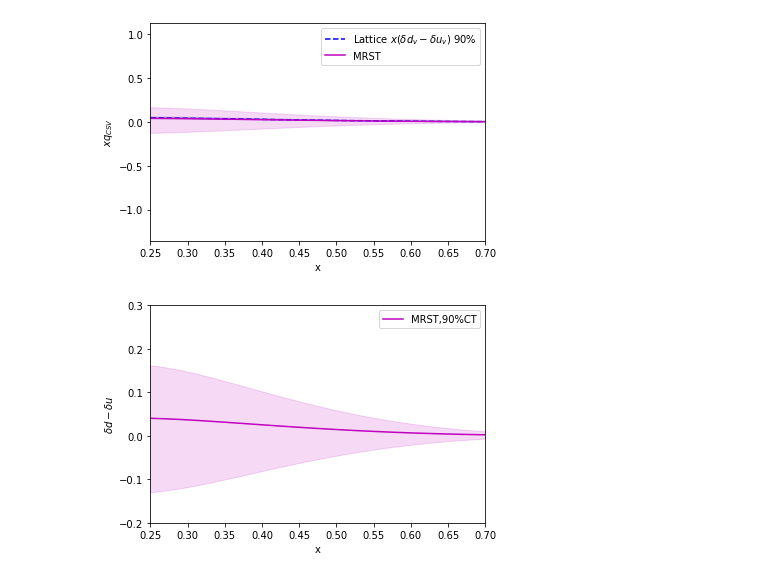
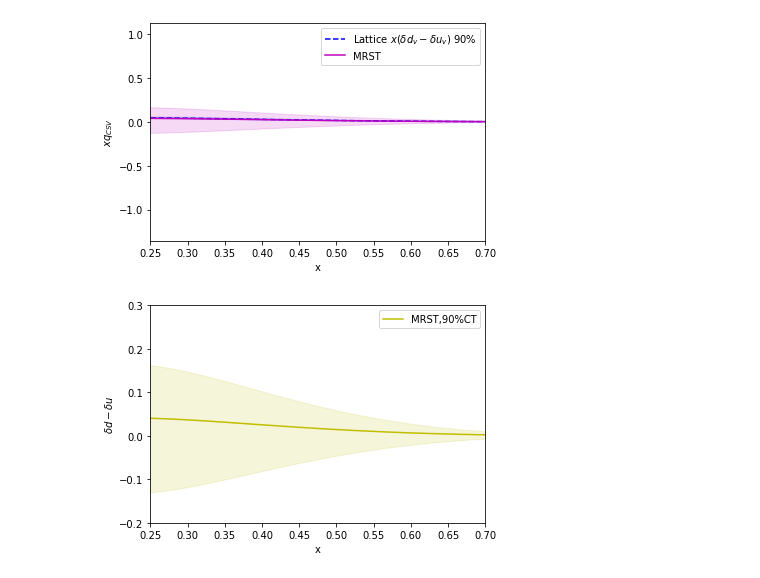
Before and after one commit to Mengzhendada/csv_notebook, a Jupyter notebook: CSV_Lattice.ipynb, the cells around one changed output. Drawn from its saved outputs; the diff is of its cells as text; code cells hidden in the pictures.

```diff
--- a/CSV_Lattice.ipynb
+++ b/CSV_Lattice.ipynb
@@ -54,18 +54,21 @@ plt.legend()
 # %%
 def delta_udv(parameter):
     x = np.arange(0.01,0.9,0.01)
-    return parameter*(1-x)**4*x**-0.5*(x-0.0909)
+    return x*parameter*(1-x)**4*x**-0.5*(x-0.0909)
     #return parameter*(1-x)**4*x**-0.5*(x-0.0909)
 
 
 x_axis = np.arange(0.01,0.9,0.01)
 y_delta_uv = delta_udv(-0.058)
-plt.plot(x_axis,y_delta_uv,label=r'$\delta u_v$')
+plt.plot(x_axis,y_delta_uv,'r',label=r'$\delta u_v$')
 y_delta_dv = delta_udv(0.0292)
-plt.plot(x_axis,y_delta_dv,label=r'$\delta d_v$')
+plt.plot(x_axis,y_delta_dv,'b',label=r'$\delta d_v$')
 
-#plt.xlim(0.25,0.7)
+#plt.xlim(0.2,0.7)
+#plt.ylim(-0.01,0.01)
 plt.xlabel("x")
 plt.ylabel(r'$q_{CSV}(x)$')
 plt.legend()
+plt.grid()
+plt.savefig('notebook_results/CSV_xdv_xuv.pdf')
 # %% [output]
@@ -253,20 +255,20 @@ plt.savefig('CSV_MRST_Lattice.pdf')
 # %%
 y_delta_uv = delta_udv(-0.2)
 y_delta_dv = delta_udv(0.2)
-plt.plot(x_axis,y_delta_dv-y_delta_uv,color = 'm',label = 'MRST,90%CT')
+plt.plot(x_axis,y_delta_dv-y_delta_uv,color = 'y',label = 'MRST,90%CT')
 y_delta_uv_up = delta_udv(0.8)
 y_delta_uv_low = delta_udv(-0.8)
 y_delta_dv_up = delta_udv(-0.65)
 y_delta_dv_low = delta_udv(0.65)
 #plt.plot(x_axis,y_delta_dv-y_delta_uv,label = 'xCSV')
 #plt.plot(x_axis,y_delta_uv_up-y_delta_uv_low,'-.')
 #plt.plot(x_axis,y_delta_dv_up-y_delta_dv_low,'--')
-plt.fill_between(x_axis,y_delta_uv_up-y_delta_uv_low,y_delta_dv_up-y_delta_dv_low,color = 'm',alpha = 0.15)
+plt.fill_between(x_axis,y_delta_uv_up-y_delta_uv_low,y_delta_dv_up-y_delta_dv_low,color = 'y',alpha = 0.15)
 plt.legend()
 plt.xlim(0.25,0.7)
 plt.ylim(-0.2,0.3)
 plt.xlabel('x')
 plt.ylabel(r'$\delta d-\delta u$')
-plt.savefig('notebook_results/CSV_MRST.png')
+plt.savefig('notebook_results/CSV_MRST.pdf')
 # %% [output]
-[figure, old version]
+[figure, new version]
```
Also changed, not shown: parts of 1 cell of this notebook, 3 other files.
